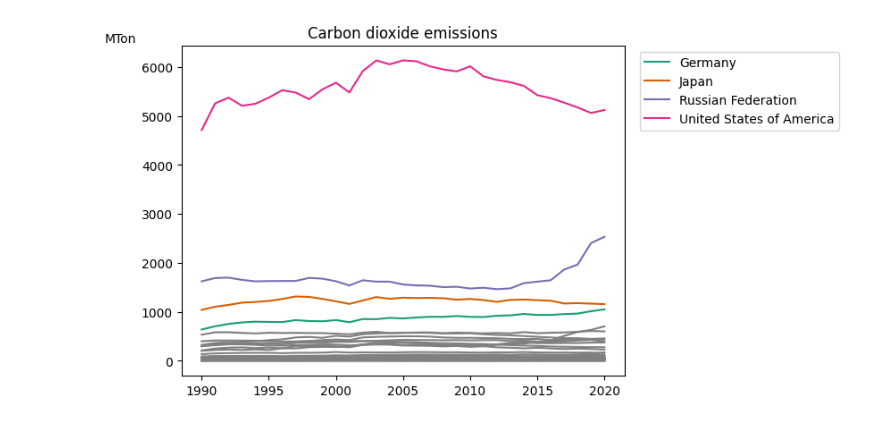
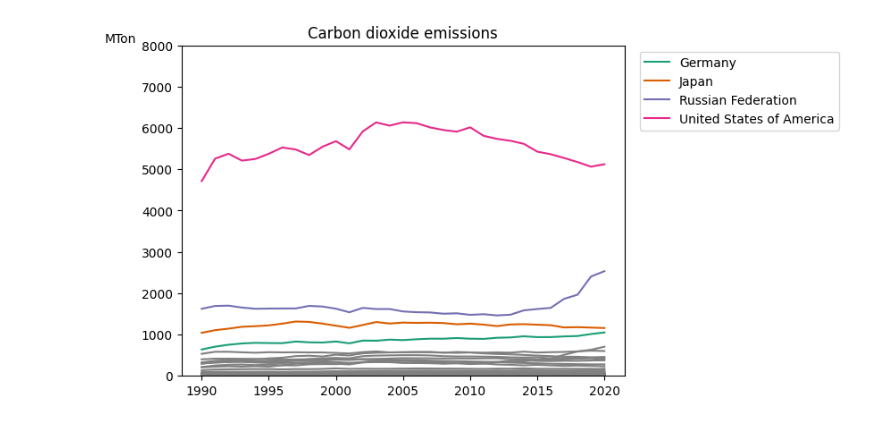
Before and after one commit to snohm/VS, a Jupyter notebook: Sorgenti/co2emission.ipynb, the cells around one changed output. Cells and saved outputs as stored; diff of their text form; code cells hidden in the pictures.

```diff
--- a/Sorgenti/co2emission.ipynb
+++ b/Sorgenti/co2emission.ipynb
@@ -40,31 +40,32 @@ while line != "" :
         #print(elments[0])
         for i in range (0, 31, 1):
             #if int(float(elments[2])/1000) > 1000:
              #  line = f.readline()
              #  elments = line.split(",")
              #  break
             val.append(int(float(elments[2])/1000)) # Mton
             #print(elments[1])
             label = elments[0]
             line = f.readline()
             elments = line.split(",")
         #print(len(years))
         #print(len(val))
         if i == 30 and val[len(val)-1] > 1000:
             plt.plot(years, val, label = label, color = color[j])
             j = j+1
         elif i == 30:
             plt.plot(years, val, color = "gray")
         val = []
         #i=i+1
     else:
         line = f.readline()
         elments = line.split(",")
 f.close()
 #print(i)
 plt.title("Carbon dioxide emissions")
 plt.ylabel("MTon", rotation='horizontal', loc = 'top')
 plt.legend(bbox_to_anchor=(1.02, 1), loc='upper left')
+plt.ylim(0, 8000)
 plt.show()
 # %% [output]
-[figure, old version]
+[figure, new version]
```
Also changed, not shown: 2 other files.
